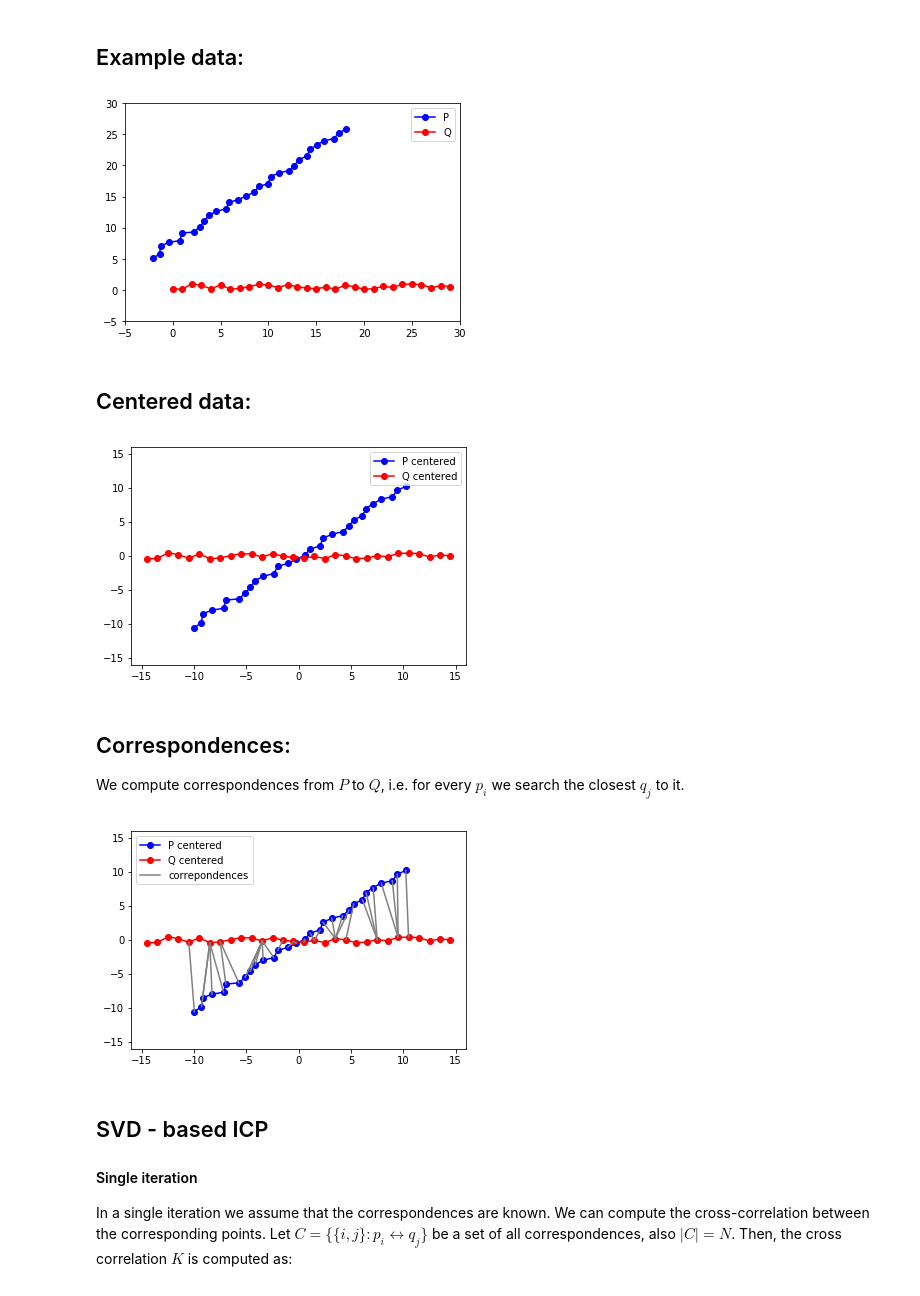
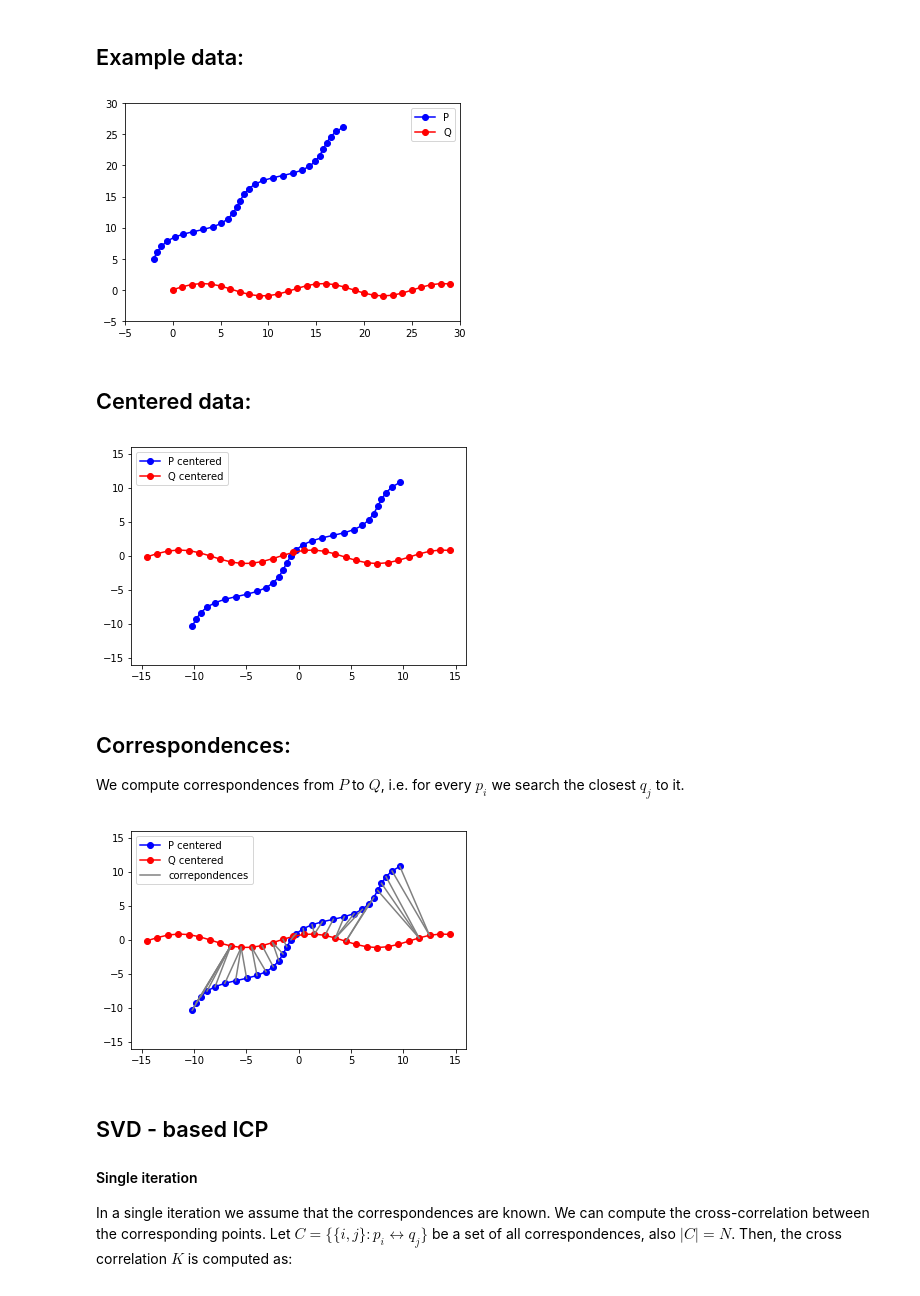
Before and after one commit to niosus/notebooks, a Jupyter notebook: icp.ipynb, the cells around one changed output. Drawn from its saved outputs; the diff is of its cells as text; code cells hidden in the pictures.

Commit message:
working on point to plane

```diff
--- a/icp.ipynb
+++ b/icp.ipynb
@@ -37,19 +37,20 @@ def plot_data(data_1, data_2, label_1='P', label_2='Q', xlim=[-5, 30], ylim=[-5,
 # %%
 # initialize pertrubation rotation
 angle = pi / 4
 R_true = np.array([[cos(angle), -sin(angle)],
                    [sin(angle),  cos(angle)]])
 t_true = np.array([[-2], [5]])
 
 # generate data as a list of 2d points
 num_points = 30
-Q = np.random.rand(2, num_points)
+Q = np.zeros((2, num_points))
 Q[0, :] = range(0, num_points)
+Q[1, :] = np.sin(0.5 * Q[0, :])
 P = R_true.dot(Q) + t_true
 plot_data(P, Q)
 plt.show()
 # %% [output]
-[figure, old version]
+[figure, new version]
 # %% [markdown]
 ## Centered data: ##
 # %%
@@ -64,7 +65,7 @@ ax = plot_data(P_centered, Q_centered,
                xlim=lim, ylim=lim)
 plt.show()
 # %% [output]
-[figure, old version]
+[figure, new version]
 # %% [markdown]
 ## Correspondences: ##
 We compute correspondences from $P$ to $Q$, i.e. for every $p_i$ we search the closest $q_j$ to it.
@@ -107,7 +108,7 @@ ax = plot_data(P_centered, Q_centered,
 draw_correspondeces(P_centered, Q_centered, correspondences, ax)
 plt.show()
 # %% [output]
-[figure, old version]
+[figure, new version]
 # %% [markdown]
 ## SVD - based ICP ##
 
```
Also changed, not shown: parts of 9 cells of this notebook.
